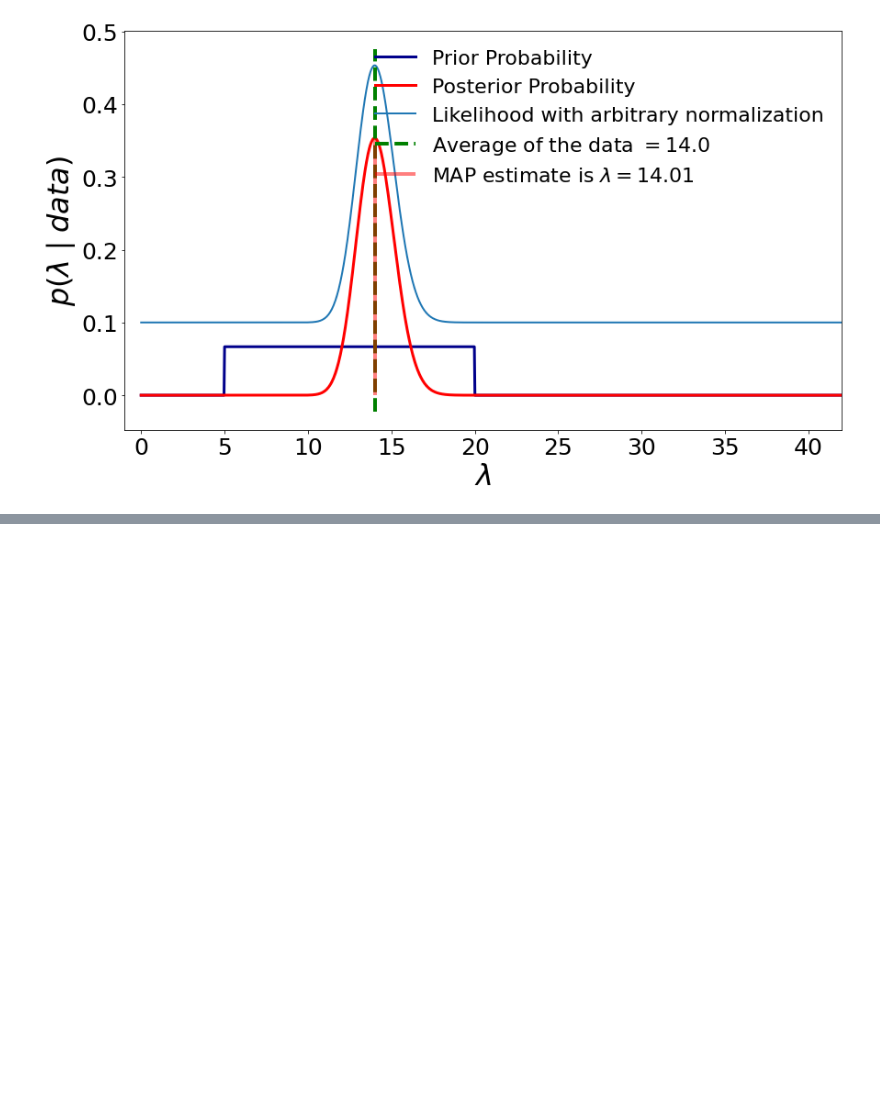
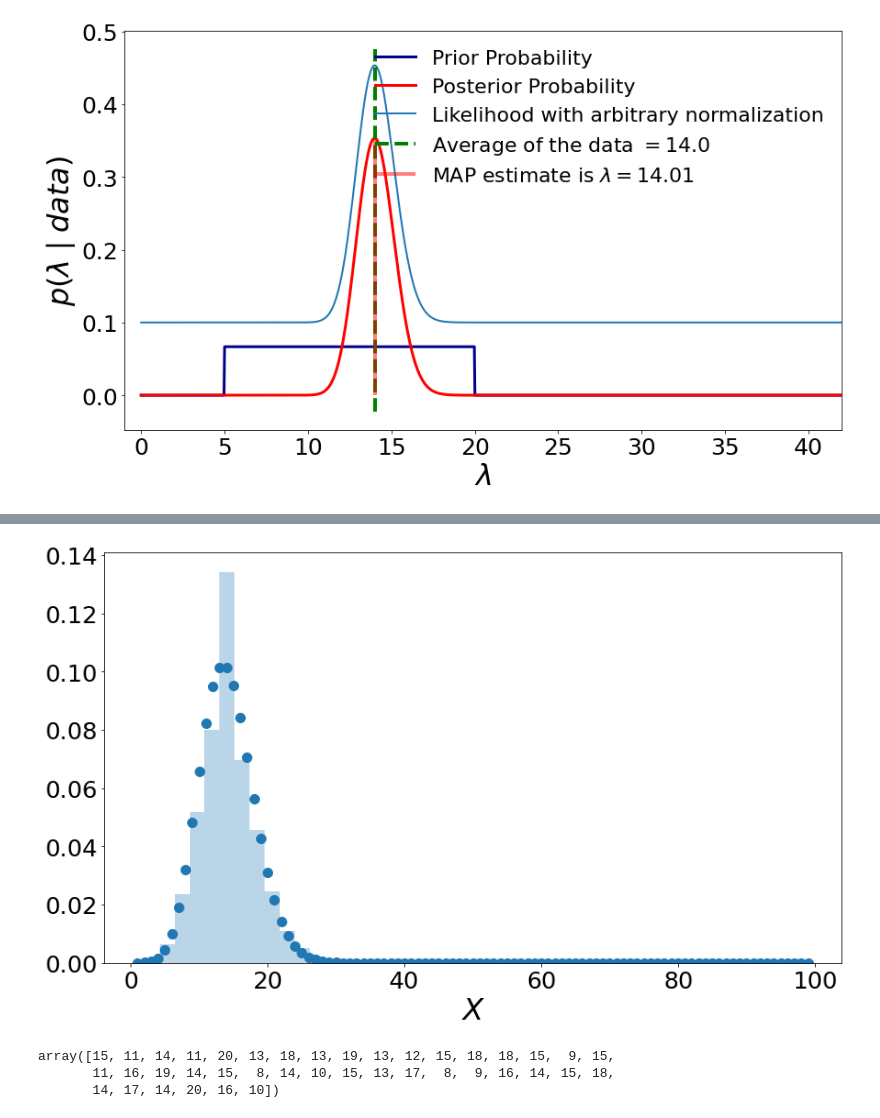
Before and after one commit to sinataamoli/Applied-Machine-Learning, a Jupyter notebook: Session 3 - Least Squares.ipynb, the cells around one changed output, grey strips where cells are left out. Saved outputs shown, nothing was run; the diff lists cells and outputs as text; code cells hidden in the pictures; blank space fills up the shorter version.

```diff
--- a/Session 3 - Least Squares.ipynb
+++ b/Session 3 - Least Squares.ipynb
@@ -268,0 +308,20 @@ ax.legend(fontsize=22, frameon=False, loc="upper right");
+# %%
+sample = np.random.choice(x_span, p=posterior_predictive/posterior_predictive.sum(), size=50000)
+# %%
+plt.figure(figsize=(14, 8))
+plt.hist(sample, density=True, alpha=0.3, bins=15)
+plt.scatter(x_span, posterior_predictive, label="Predictive Posterior Probability", s=100)
+
+plt.tick_params(labelsize=25)
+
+plt.xlabel(r"$X$", fontsize=32)
+
+plt.show()
+# %% [output]
+[figure, added]
+# %%
+sample[:40]
+# %% [output]
+array([15, 11, 14, 11, 20, 13, 18, 13, 19, 13, 12, 15, 18, 18, 15,  9, 15,
+       11, 16, 19, 14, 15,  8, 14, 10, 15, 13, 17,  8,  9, 16, 14, 15, 18,
+       14, 17, 14, 20, 16, 10])
```
Also changed, not shown: parts of 9 cells of this notebook.
